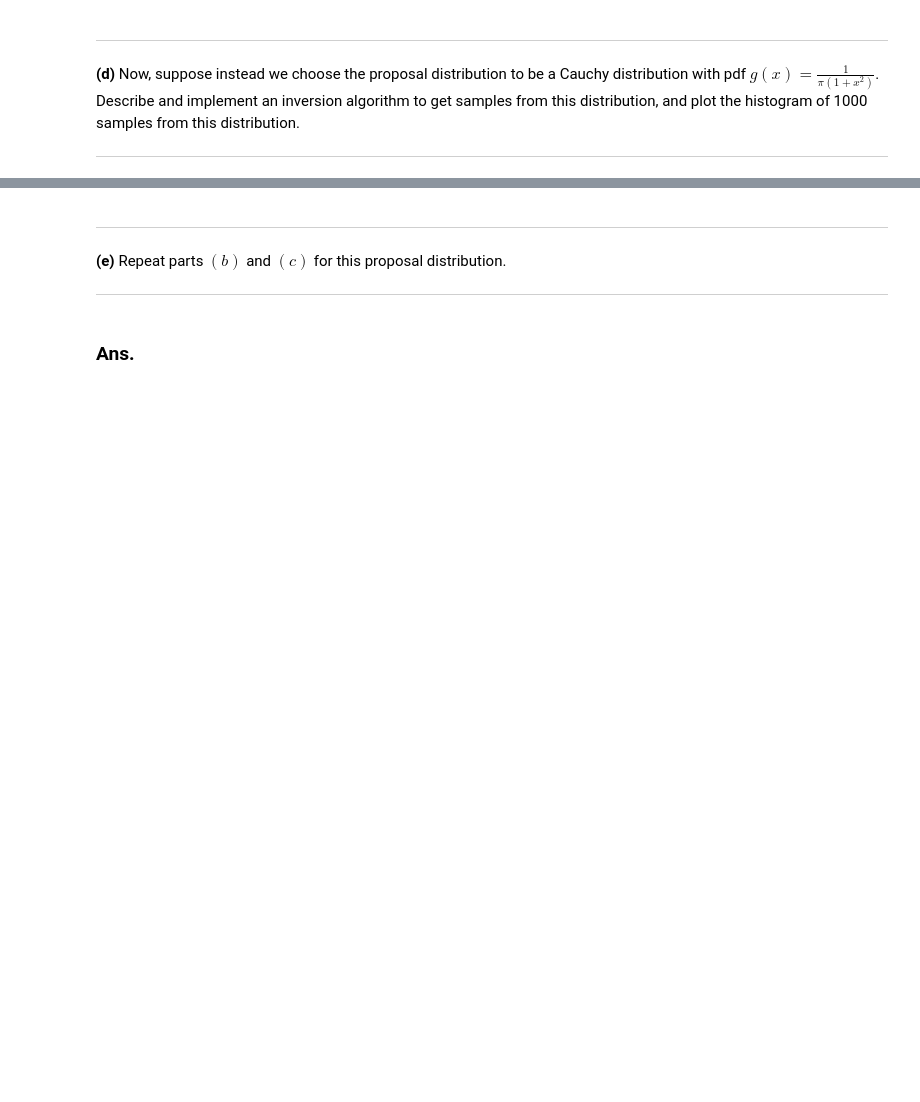
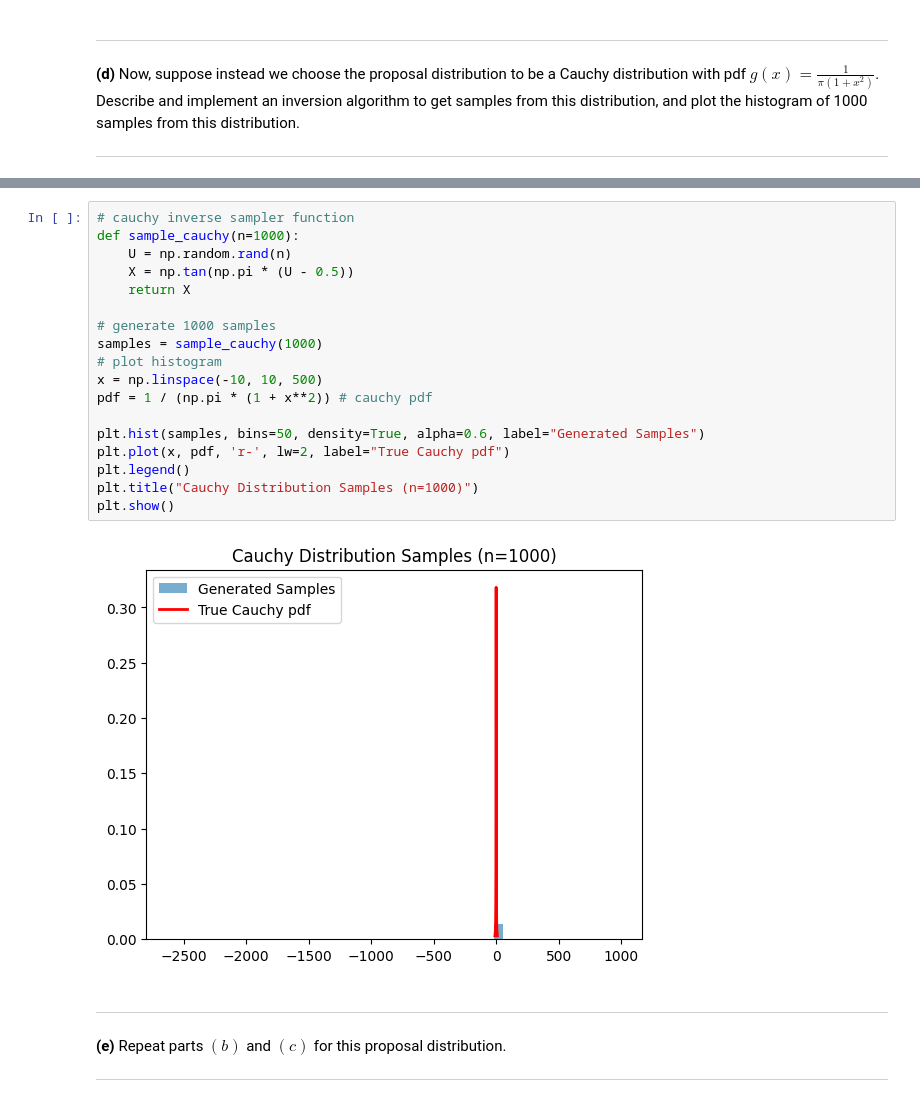
Before and after one commit to Mingfei-L6/4580, a Jupyter notebook: orie_4580_HW3.ipynb, the cells around one changed output, grey strips where cells are left out. Cells and saved outputs as stored; diff of their text form; blank space fills up the shorter version.

```diff
--- a/orie_4580_HW3.ipynb
+++ b/orie_4580_HW3.ipynb
@@ -521,8 +648,26 @@ print(laplace_inverse(10))
+# %%
+# cauchy inverse sampler function
+def sample_cauchy(n=1000):
+    U = np.random.rand(n)
+    X = np.tan(np.pi * (U - 0.5))
+    return X
+
+# generate 1000 samples
+samples = sample_cauchy(1000)
+# plot histogram
+x = np.linspace(-10, 10, 500)
+pdf = 1 / (np.pi * (1 + x**2)) # cauchy pdf
+
+plt.hist(samples, bins=50, density=True, alpha=0.6, label="Generated Samples")
+plt.plot(x, pdf, 'r-', lw=2, label="True Cauchy pdf")
+plt.legend()
+plt.title("Cauchy Distribution Samples (n=1000)")
+plt.show()
+# %% [output]
+[figure, added]
 # %% [markdown]
 <hr>
 
 **(e)** Repeat parts $(b)$ and $(c)$ for this proposal distribution.
 
 <hr>
-# %% [markdown]
-### Ans.
```
Also changed, not shown: parts of 13 cells of this notebook.
